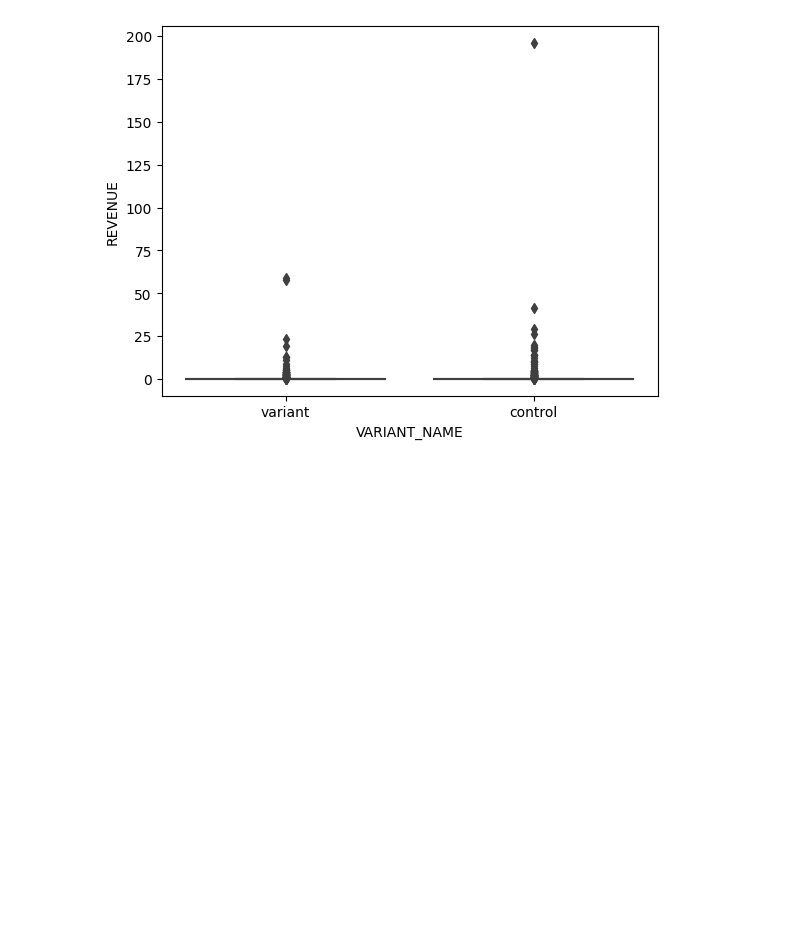
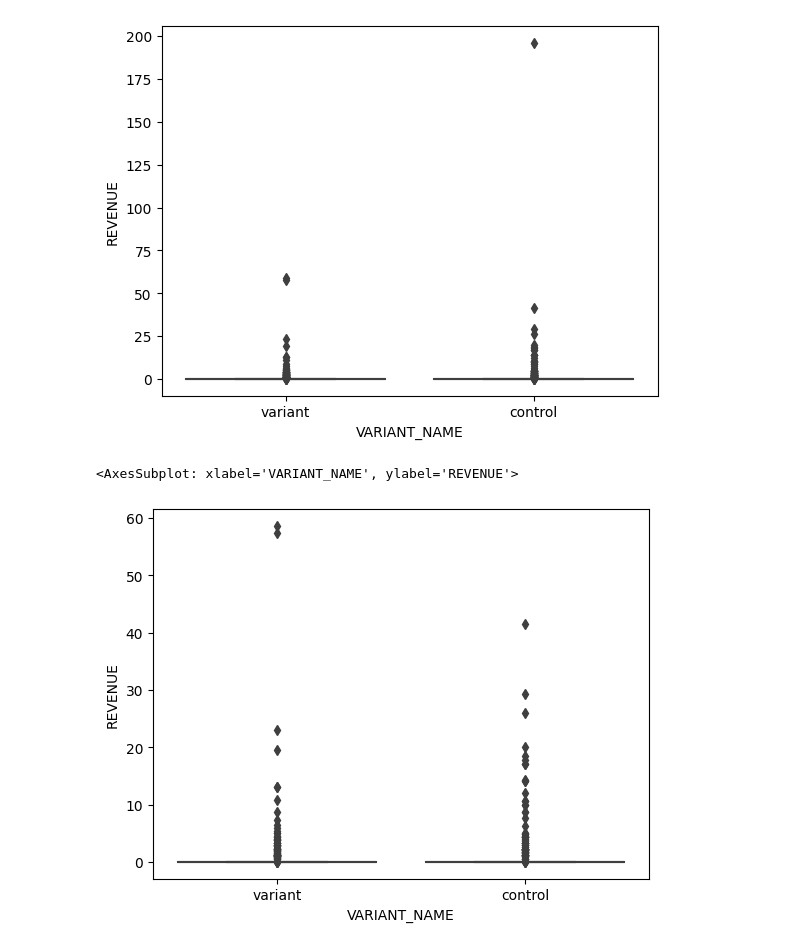
Before and after one commit to nadeap/Machine-Learning, a Jupyter notebook: AB Testing/EDA.ipynb, the cells around one changed output. Saved outputs shown, nothing was run; the diff lists cells and outputs as text; code cells hidden in the pictures; blank space fills up the shorter version.

Commit message:
add boxplot missing value

```diff
--- a/AB Testing/EDA.ipynb
+++ b/AB Testing/EDA.ipynb
@@ -83,3 +83,10 @@ sns.boxplot(x='VARIANT_NAME', y='REVENUE', data=data)
 # %% [output]
 <AxesSubplot: xlabel='VARIANT_NAME', ylabel='REVENUE'>
 [figure]
+# %%
+data = data[data['REVENUE'] < 150]
+# %%
+sns.boxplot(x='VARIANT_NAME', y='REVENUE', data=data)
+# %% [output]
+<AxesSubplot: xlabel='VARIANT_NAME', ylabel='REVENUE'>
+[figure, added]
```
Also changed, not shown: parts of 1 cell of this notebook.
